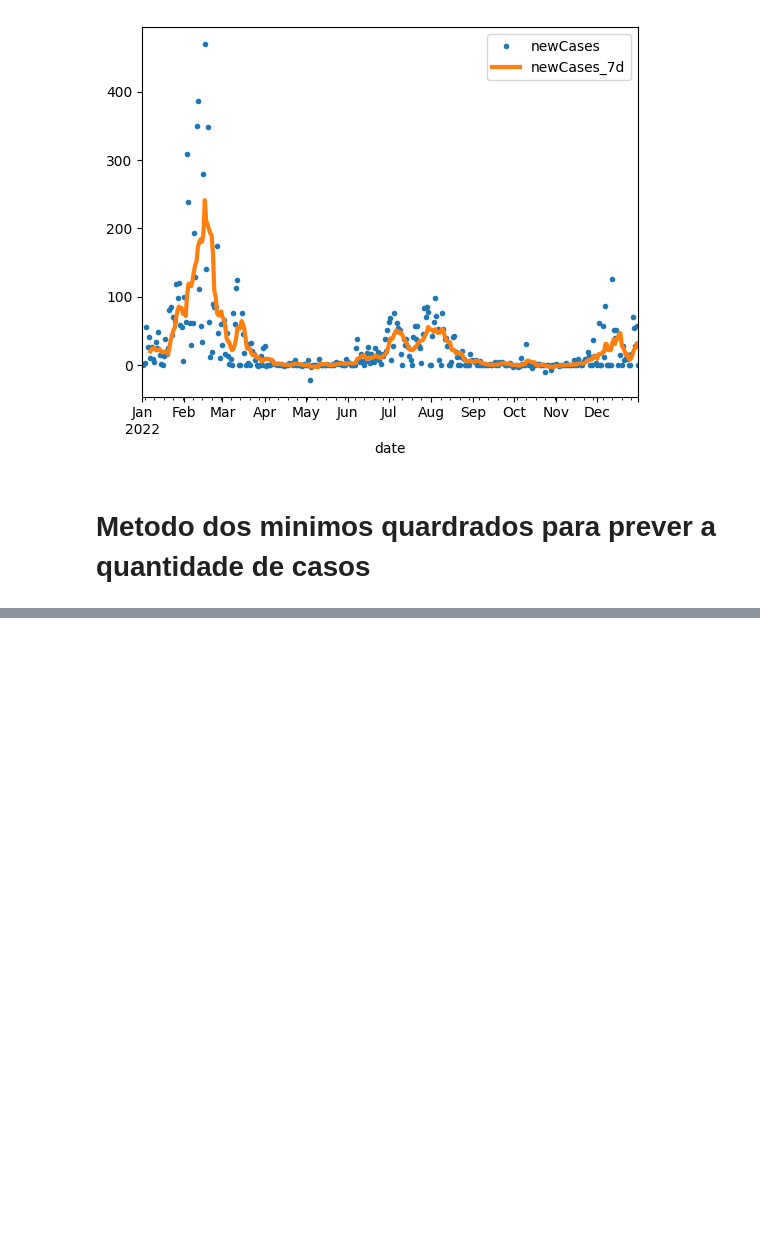
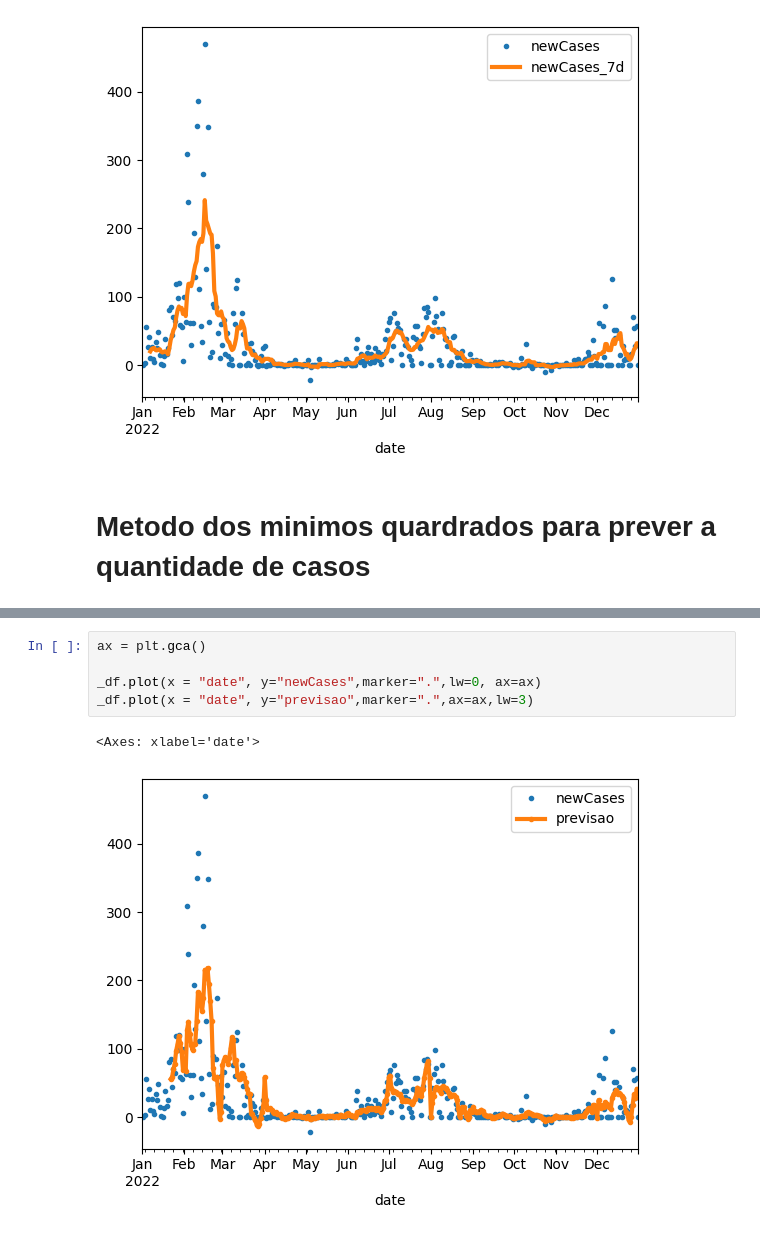
Before and after one commit to aureliodeboa/Calculo-Numerico, a Jupyter notebook: Numerico.ipynb, the cells around one changed output, grey strips where cells are left out. Saved outputs shown, nothing was run; the diff lists cells and outputs as text; blank space fills up the shorter version.

```diff
--- a/Numerico.ipynb
+++ b/Numerico.ipynb
@@ -300,0 +302,8 @@ chart
+# %%
+ax = plt.gca()
+
+_df.plot(x = "date", y="newCases",marker=".",lw=0, ax=ax)
+_df.plot(x = "date", y="previsao",marker=".",ax=ax,lw=3)
+# %% [output]
+<Axes: xlabel='date'>
+[figure, added]
```
Also changed, not shown: parts of 1 cell of this notebook.
